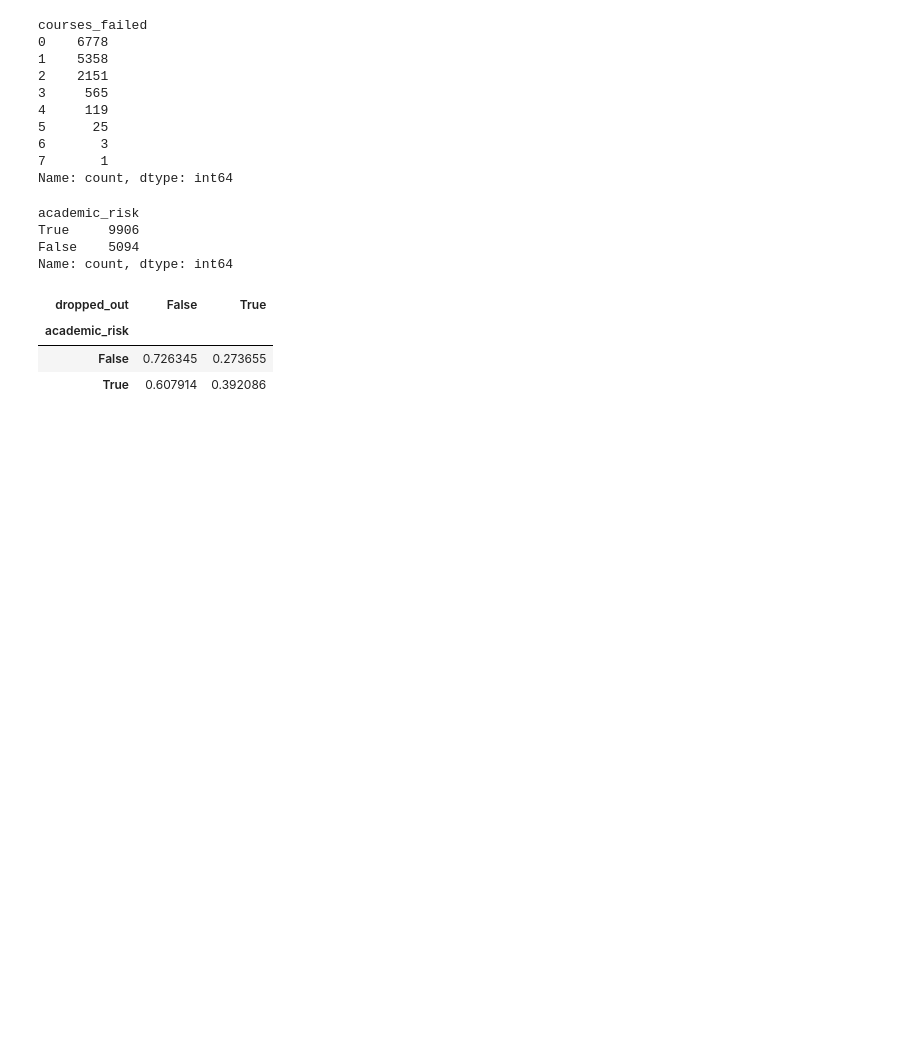
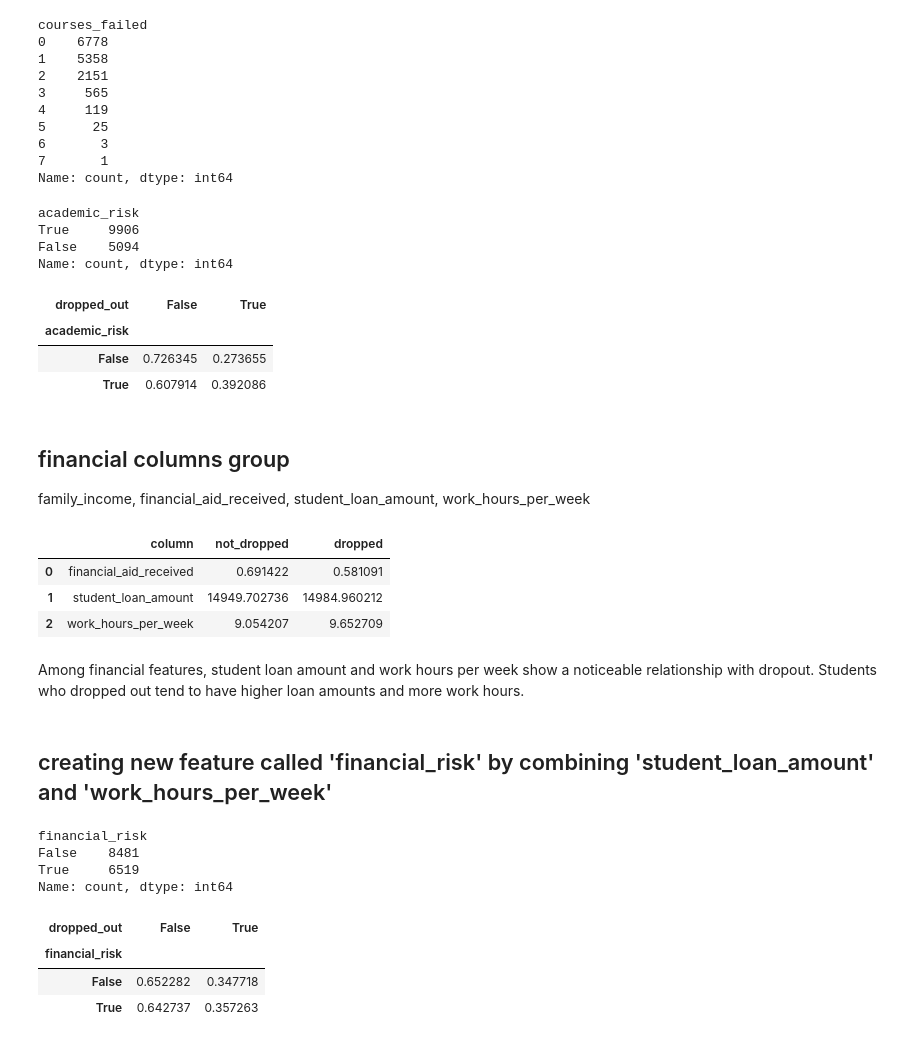
Before and after one commit to GauravRathore11/data-science-student-dropout, a Jupyter notebook: notebooks/02_feature_engineering.ipynb, the cells around one changed output. Saved outputs shown, nothing was run; the diff lists cells and outputs as text; code cells hidden in the pictures; blank space fills up the shorter version.

```diff
--- a/notebooks/02_feature_engineering.ipynb
+++ b/notebooks/02_feature_engineering.ipynb
@@ -134,3 +134,52 @@ pd.crosstab(df['academic_risk'], df['dropped_out'], normalize='index')
 | academic_risk |  |  |
 | False | 0.726345 | 0.273655 |
 | True | 0.607914 | 0.392086 |
+# %% [markdown]
+## financial columns group
+family_income, financial_aid_received, student_loan_amount, work_hours_per_week
+# %%
+financial_cols = ['financial_aid_received', 'student_loan_amount', 'work_hours_per_week']
+
+summary = []
+
+for col in financial_cols:
+    res = df.groupby('dropped_out')[col].mean()
+    summary.append({
+        'column': col,
+        'not_dropped': res[0],
+        'dropped': res[1]
+    })
+
+summary_df = pd.DataFrame(summary)
+summary_df
+# %% [output]
+|  | column | not_dropped | dropped |
+| 0 | financial_aid_received | 0.691422 | 0.581091 |
+| 1 | student_loan_amount | 14949.702736 | 14984.960212 |
+| 2 | work_hours_per_week | 9.054207 | 9.652709 |
+# %% [markdown]
+Among financial features, student loan amount and work hours per week show a noticeable relationship with dropout. Students who dropped out tend to have higher loan amounts and more work hours.
+# %% [markdown]
+## creating new feature called 'financial_risk' by combining 'student_loan_amount' and 'work_hours_per_week'
+# %%
+loan_threshold = df['student_loan_amount'].quantile(0.75)
+work_threshold = df['work_hours_per_week'].quantile(0.75)
+
+df['financial_risk'] = (
+    (df['student_loan_amount'] > loan_threshold) |
+    (df['work_hours_per_week'] > work_threshold)
+)
+
+df['financial_risk'].value_counts()
+# %% [output]
+financial_risk
+False    8481
+True     6519
+Name: count, dtype: int64
+# %%
+pd.crosstab(df['financial_risk'], df['dropped_out'], normalize='index')
+# %% [output]
+| dropped_out | False | True |
+| financial_risk |  |  |
+| False | 0.652282 | 0.347718 |
+| True | 0.642737 | 0.357263 |
```
Also changed, not shown: parts of 1 cell of this notebook, 2 other files.
